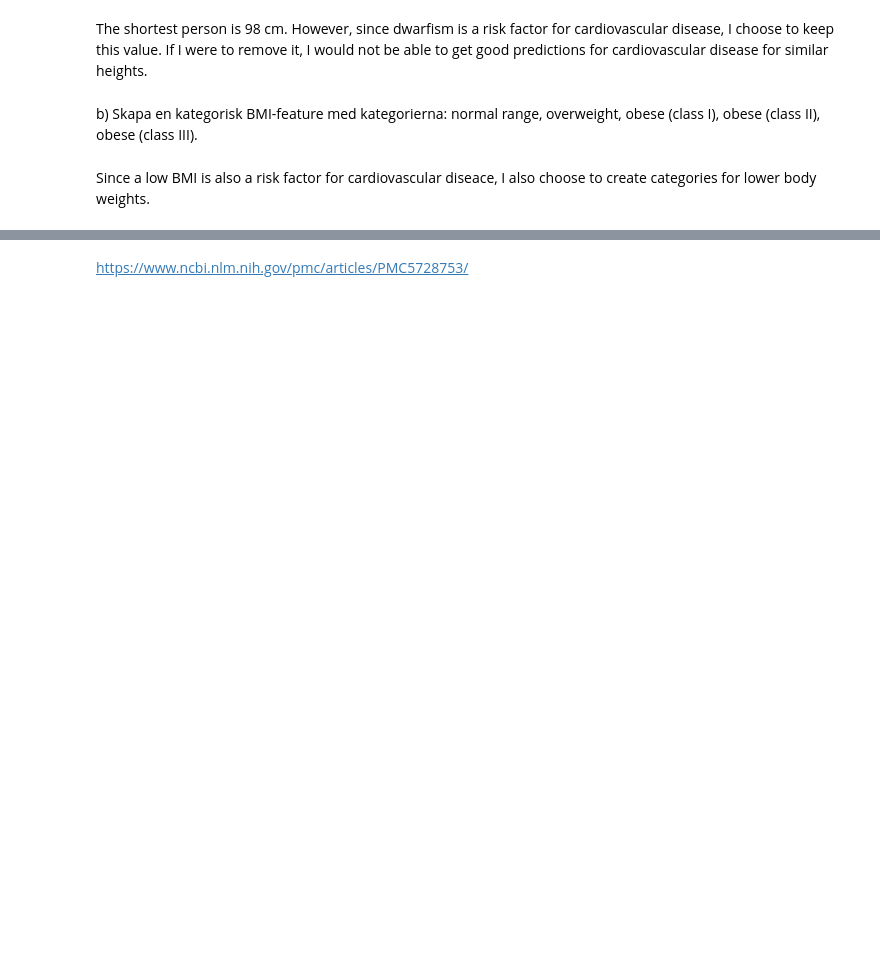
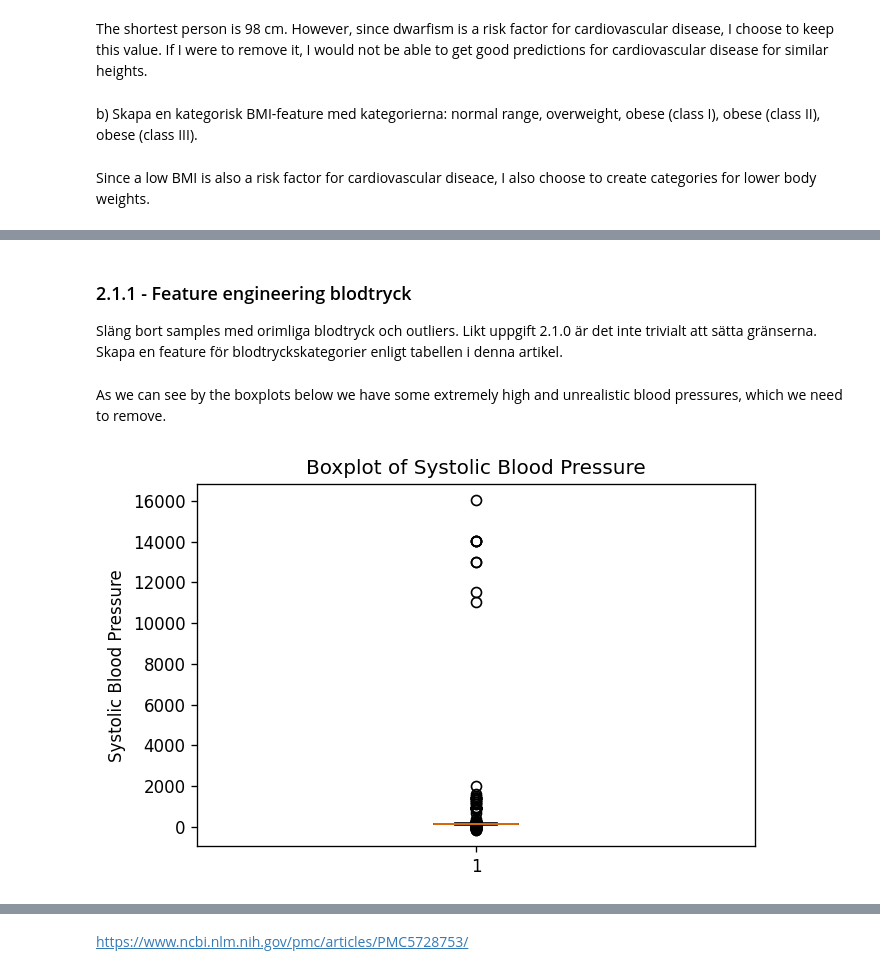
Before and after one commit to Anna-MariaSjolund/Machine-learning, a Jupyter notebook: labs/lab_disease_prediction.ipynb, the cells around one changed output, grey strips where cells are left out. Cells and saved outputs as stored; diff of their text form; code cells hidden in the pictures; blank space fills up the shorter version.

Commit message:
Almost finsihed with feature enginering blood pressure

```diff
--- a/labs/lab_disease_prediction.ipynb
+++ b/labs/lab_disease_prediction.ipynb
@@ -310,10 +326,10 @@ b) Skapa en kategorisk BMI-feature med kategorierna: normal range, overweight, o
 Since a low BMI is also a risk factor for cardiovascular diseace, I also choose to create categories for lower body weights.
 # %%
 # Reference: https://stackoverflow.com/questions/32633977/how-to-create-categorical-variable-based-on-a-numerical-variable
-df_cardio=df.assign("BMI Category"=np.nan)
-df_cardio.loc[(df_cardio["BMI"] < 18.5), "BMI Category"] = "under_weight"
-df_cardio.loc[(df_cardio["BMI"] >= 18.5) & (df_cardio["BMI"] <= 25), "BMI Category"] = "normal_weight"
-df_cardio.loc[(df_cardio["BMI"] > 25) & (df_cardio["BMI"] <= 30), "BMI Category"] = "over_weight"
-df_cardio.loc[(df_cardio["BMI"] > 30) & (df_cardio["BMI"] <= 35), "BMI Category"] = "obesity_class1"
-df_cardio.loc[(df_cardio["BMI"] > 35) & (df_cardio["BMI"] <= 40), "BMI Category"] = "obesity_class2"
-df_cardio.loc[(df_cardio["BMI"] > 40), "BMI Category"] = "obesity_class3"
+df_cardio=df_cardio.assign(BMI_category=np.nan)
+df_cardio.loc[(df_cardio["BMI"] < 18.5), "BMI_category"] = "under_weight"
+df_cardio.loc[(df_cardio["BMI"] >= 18.5) & (df_cardio["BMI"] <= 25), "BMI_category"] = "normal_weight"
+df_cardio.loc[(df_cardio["BMI"] > 25) & (df_cardio["BMI"] <= 30), "BMI_category"] = "over_weight"
+df_cardio.loc[(df_cardio["BMI"] > 30) & (df_cardio["BMI"] <= 35), "BMI_category"] = "obesity_class1"
+df_cardio.loc[(df_cardio["BMI"] > 35) & (df_cardio["BMI"] <= 40), "BMI_category"] = "obesity_class2"
+df_cardio.loc[(df_cardio["BMI"] > 40), "BMI_category"] = "obesity_class3"
@@ -346,0 +352,13 @@ df_cardio
+# %% [markdown]
+### 2.1.1 - Feature engineering blodtryck
+Släng bort samples med orimliga blodtryck och outliers. Likt uppgift 2.1.0 är det inte trivialt att sätta
+gränserna. Skapa en feature för blodtryckskategorier enligt tabellen i denna artikel.
+# %% [markdown]
+As we can see by the boxplots below we have some extremely high and unrealistic blood pressures, which we need to remove.
+# %%
+fig, ax = plt.subplots(dpi=120)
+ax.boxplot(df_cardio["ap_hi"]);
+ax.set_title("Boxplot of Systolic Blood Pressure")
+ax.set_ylabel("Systolic Blood Pressure");
+# %% [output]
+[figure, added]
```
Also changed, not shown: parts of 34 cells of this notebook.
